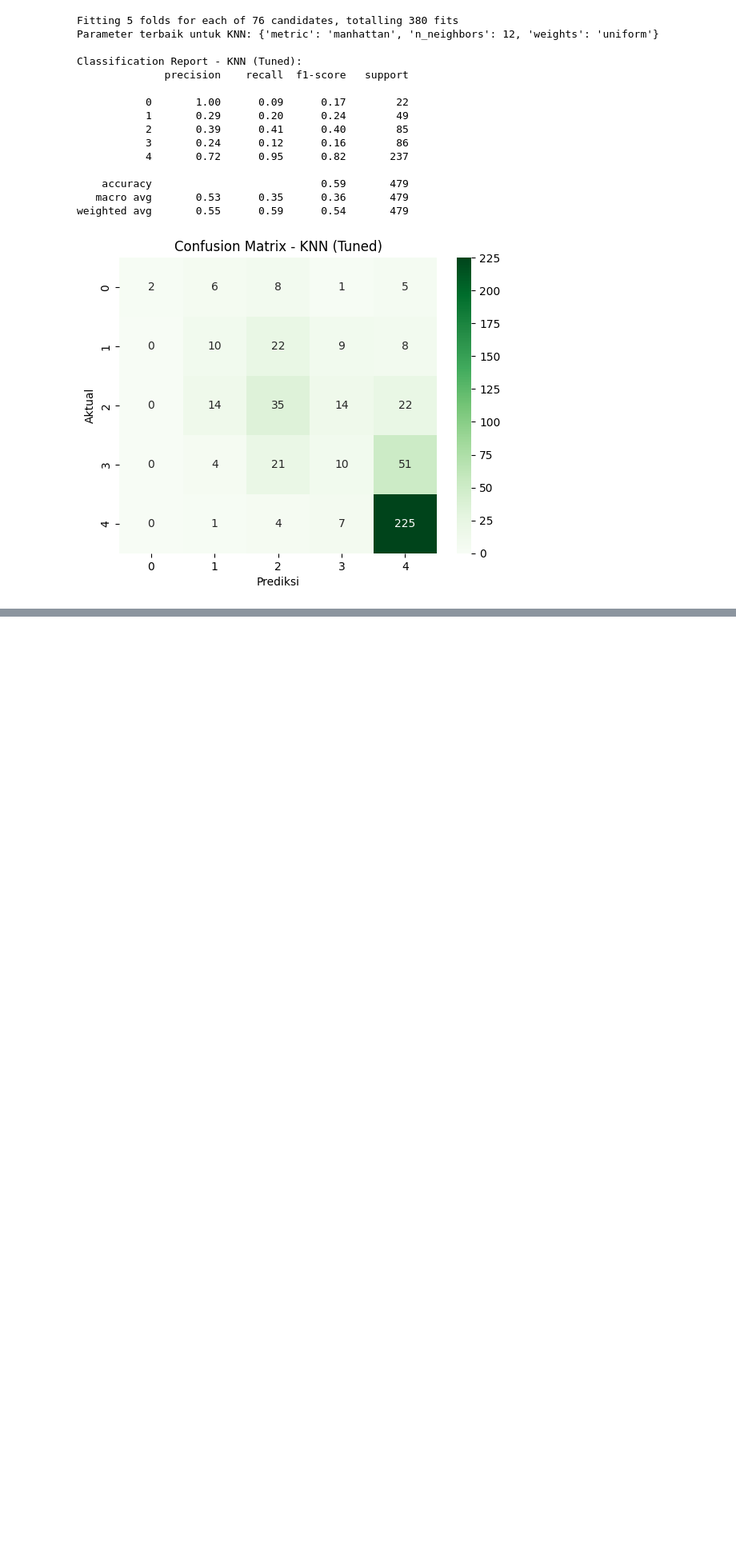
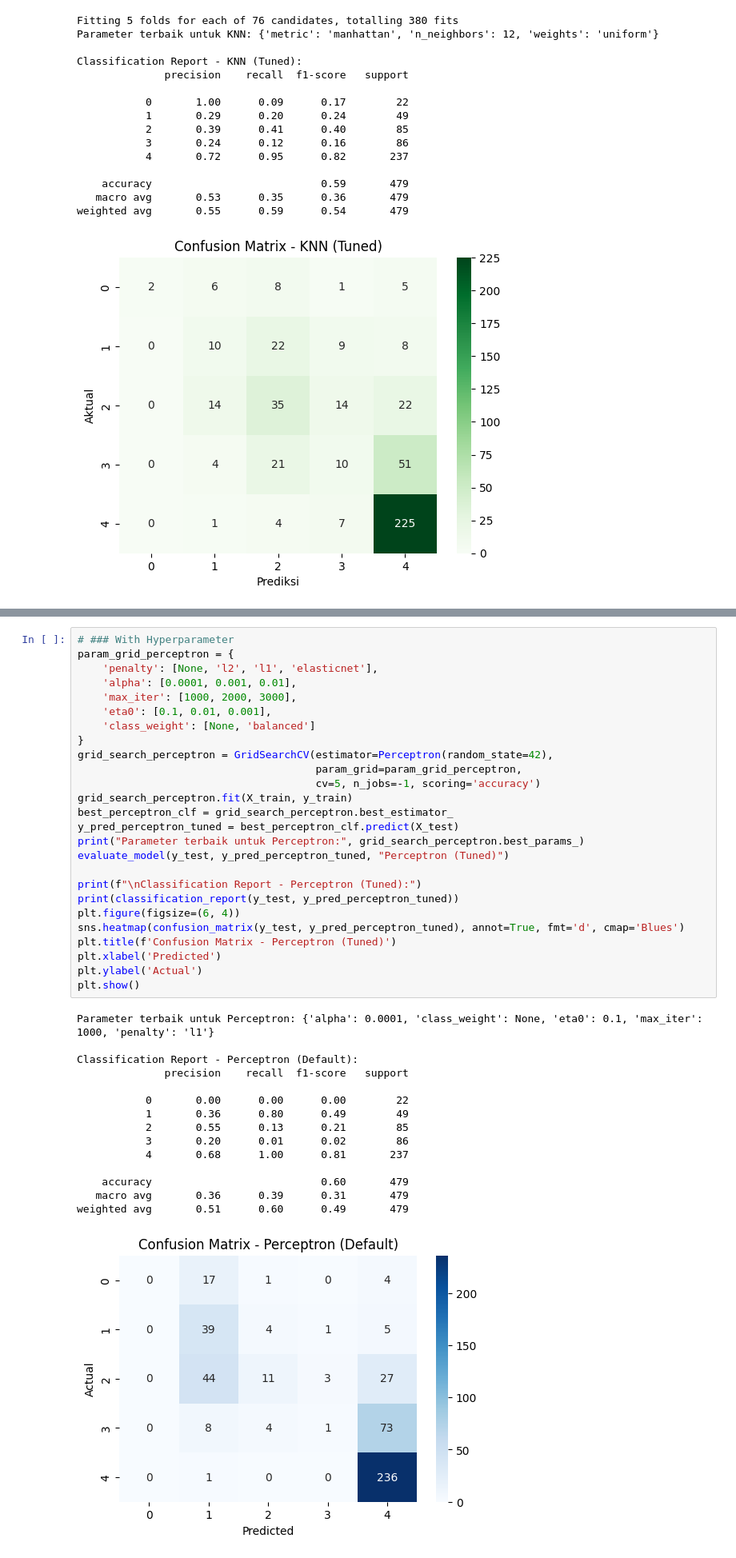
Before and after one commit to sultanjulyan/IF5140-Praktikum-1-Klasifikasi, a Jupyter notebook: IF5140_Praktikum_1_Klasifikasi_NEW.ipynb, the cells around one changed output, grey strips where cells are left out. Shown at 80% size. Drawn from its saved outputs; the diff is of its cells as text; blank space fills up the shorter version.

```diff
--- a/IF5140_Praktikum_1_Klasifikasi_NEW.ipynb
+++ b/IF5140_Praktikum_1_Klasifikasi_NEW.ipynb
@@ -430,0 +466,42 @@ weighted avg       0.55      0.59      0.54       479
+# %%
+# ### With Hyperparameter
+param_grid_perceptron = {
+    'penalty': [None, 'l2', 'l1', 'elasticnet'],
+    'alpha': [0.0001, 0.001, 0.01],
+    'max_iter': [1000, 2000, 3000],
+    'eta0': [0.1, 0.01, 0.001],
+    'class_weight': [None, 'balanced']
+}
+grid_search_perceptron = GridSearchCV(estimator=Perceptron(random_state=42),
+                                      param_grid=param_grid_perceptron,
+                                      cv=5, n_jobs=-1, scoring='accuracy')
+grid_search_perceptron.fit(X_train, y_train)
+best_perceptron_clf = grid_search_perceptron.best_estimator_
+y_pred_perceptron_tuned = best_perceptron_clf.predict(X_test)
+print("Parameter terbaik untuk Perceptron:", grid_search_perceptron.best_params_)
+evaluate_model(y_test, y_pred_perceptron_tuned, "Perceptron (Tuned)")
+
+print(f"\nClassification Report - Perceptron (Tuned):")
+print(classification_report(y_test, y_pred_perceptron_tuned))
+plt.figure(figsize=(6, 4))
+sns.heatmap(confusion_matrix(y_test, y_pred_perceptron_tuned), annot=True, fmt='d', cmap='Blues')
+plt.title(f'Confusion Matrix - Perceptron (Tuned)')
+plt.xlabel('Predicted')
+plt.ylabel('Actual')
+plt.show()
+# %% [output]
+Parameter terbaik untuk Perceptron: {'alpha': 0.0001, 'class_weight': None, 'eta0': 0.1, 'max_iter': 1000, 'penalty': 'l1'}
+
+Classification Report - Perceptron (Default):
+              precision    recall  f1-score   support
+
+           0       0.00      0.00      0.00        22
+           1       0.36      0.80      0.49        49
+           2       0.55      0.13      0.21        85
+           3       0.20      0.01      0.02        86
+           4       0.68      1.00      0.81       237
+
+    accuracy                           0.60       479
+   macro avg       0.36      0.39      0.31       479
+weighted avg       0.51      0.60      0.49       479
+[figure, added]
```
Also changed, not shown: parts of 4 cells of this notebook.
